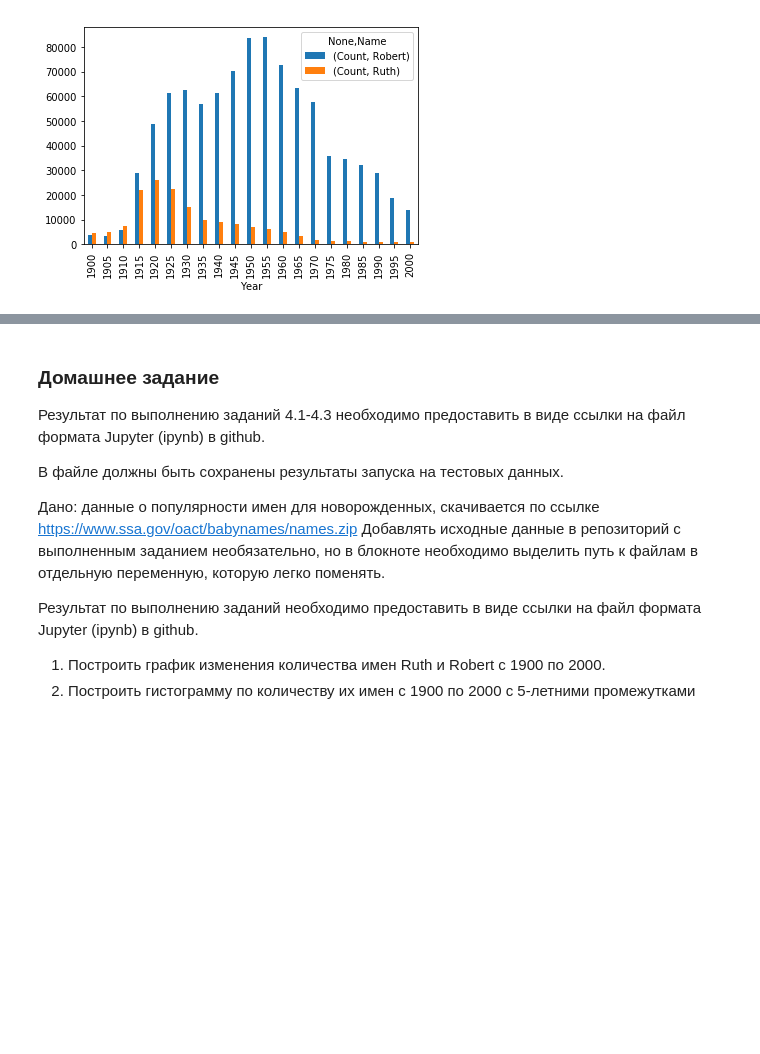
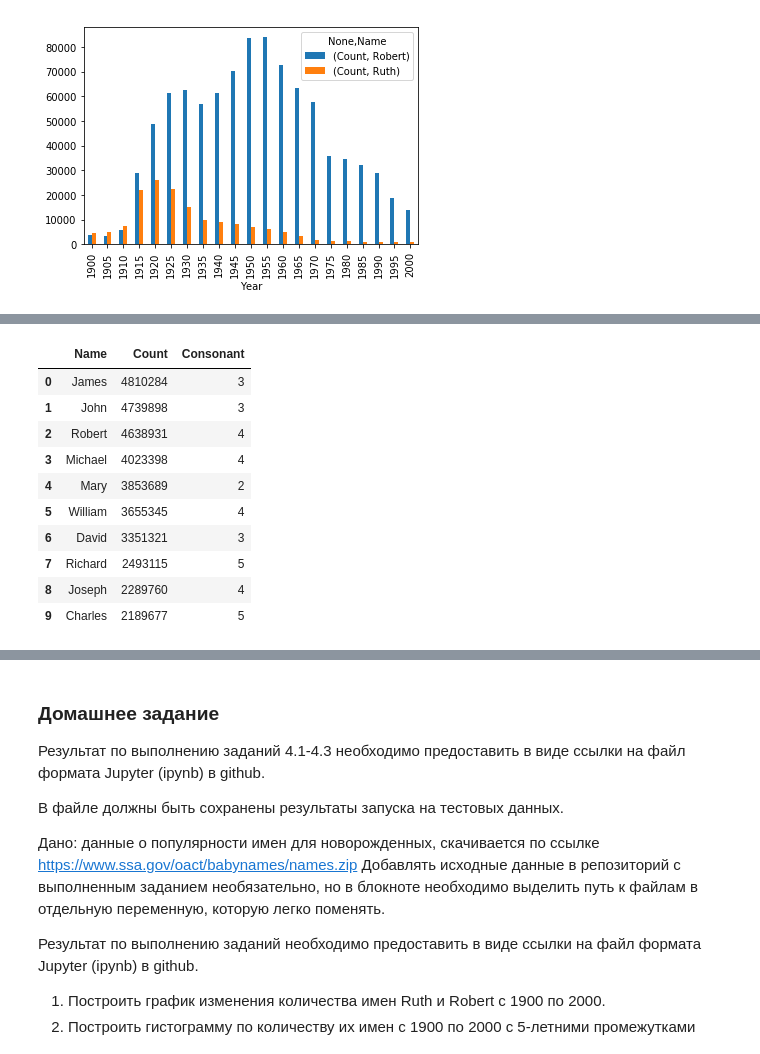
Before and after one commit to UlvacMoscow/jupyter, a Jupyter notebook: Homework_4_2_Visualization.ipynb, the cells around one changed output, grey strips where cells are left out. Cells and saved outputs as stored; diff of their text form; code cells hidden in the pictures; blank space fills up the shorter version.

```diff
--- a/Homework_4_2_Visualization.ipynb
+++ b/Homework_4_2_Visualization.ipynb
@@ -122,0 +143,10 @@ top_names.plot.pie(y='Count')
+# %%
+consonant_letters_names = {}
+for year in range(1900, 2001, 1):
+    consonant_letters_names[year] = pd.read_csv('{}/yob{}.txt'.format(WORKDIR, year),
+        names=['Name', 'Gender', 'Count']
+    )
+consonant_letters = pd.concat(consonant_letters_names, names=['Year', 'Pos'])
+# %%
+consonant_letters_all_names = consonant_letters.groupby('Name').sum().sort_values(by='Count', ascending=False)
+consonant_letters_all_names.head(10)
@@ -122,0 +166,2 @@ top_names.plot.pie(y='Count')
+# %%
+consonant_letters_all_names = consonant_letters_all_names.reset_index()
@@ -122,0 +182,25 @@ top_names.plot.pie(y='Count')
+# %%
+def count_to_consonant(row):
+    amount_consonant = 0
+    for letter in row.Name.lower():
+        for consonant in ['b', 'c', 'd', 'f', 'g', 'h', 'j', 'k', 'l', 'm', 'n', 'p', 'q', 'r', 's', 't', 'v', 'w', 'x', 'z']:
+                          if letter == consonant:
+                              amount_consonant +=1
+#     print(letter)
+#     print(amount_consonant)
+    return amount_consonant
+
+consonant_letters_all_names['Consonant'] = consonant_letters_all_names.apply(count_to_consonant, axis=1)
+consonant_letters_all_names.head(10)
+# %% [output]
+|  | Name | Count | Consonant |
+| 0 | James | 4810284 | 3 |
+| 1 | John | 4739898 | 3 |
+| 2 | Robert | 4638931 | 4 |
+| 3 | Michael | 4023398 | 4 |
+| 4 | Mary | 3853689 | 2 |
+| 5 | William | 3655345 | 4 |
+| 6 | David | 3351321 | 3 |
+| 7 | Richard | 2493115 | 5 |
+| 8 | Joseph | 2289760 | 4 |
+| 9 | Charles | 2189677 | 5 |
```
Also changed, not shown: parts of 12 cells of this notebook.
